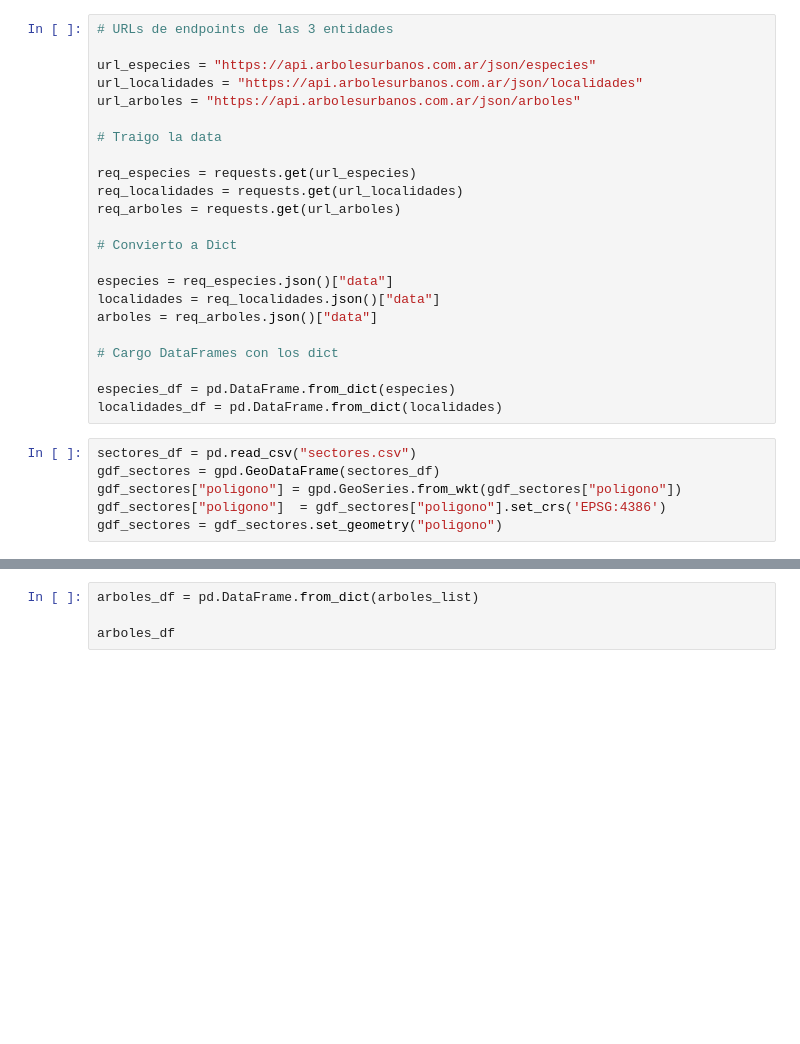
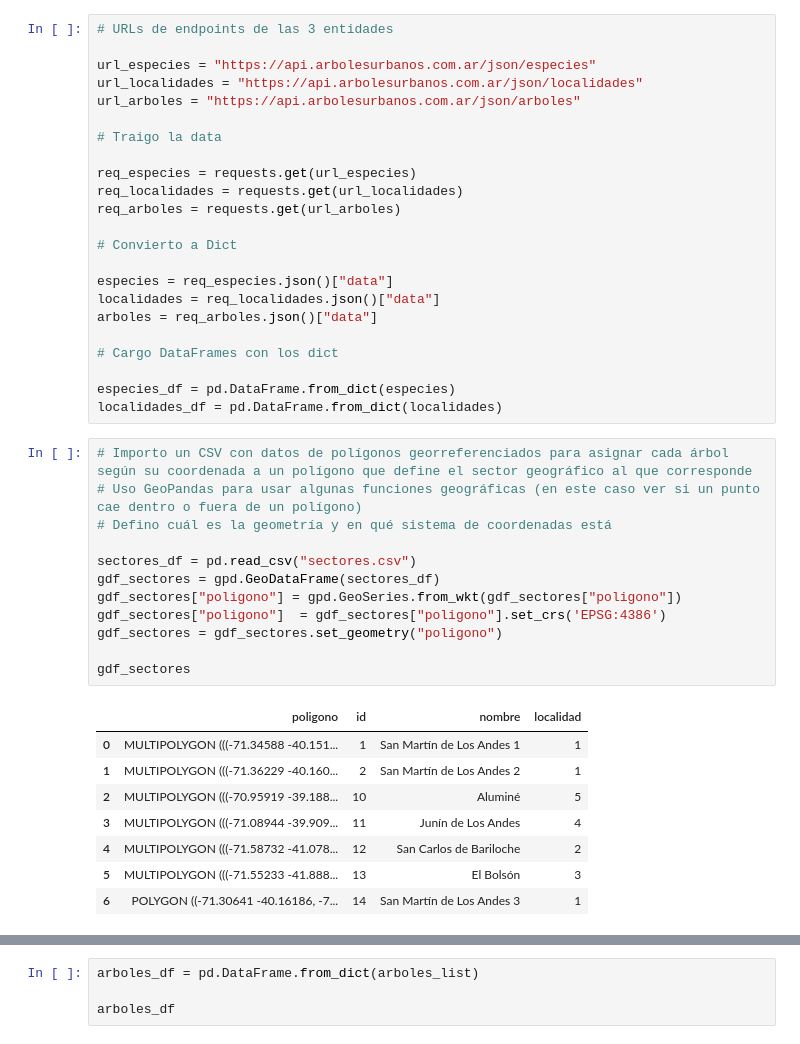
Before and after one commit to fmorosini/data-engieering-coderhouse, a Jupyter notebook: entregable_2_Curso_Data_Engineering_Coderhouse.ipynb, the cells around one changed output, grey strips where cells are left out. Drawn from its saved outputs; the diff is of its cells as text; blank space fills up the shorter version.

```diff
--- a/entregable_2_Curso_Data_Engineering_Coderhouse.ipynb
+++ b/entregable_2_Curso_Data_Engineering_Coderhouse.ipynb
@@ -27,11 +27,26 @@ arboles = req_arboles.json()["data"]
 especies_df = pd.DataFrame.from_dict(especies)
 localidades_df = pd.DataFrame.from_dict(localidades)
 # %%
+# Importo un CSV con datos de polígonos georreferenciados para asignar cada árbol según su coordenada a un polígono que define el sector geográfico al que corresponde
+# Uso GeoPandas para usar algunas funciones geográficas (en este caso ver si un punto cae dentro o fuera de un polígono)
+# Defino cuál es la geometría y en qué sistema de coordenadas está
+
 sectores_df = pd.read_csv("sectores.csv")
 gdf_sectores = gpd.GeoDataFrame(sectores_df)
 gdf_sectores["poligono"] = gpd.GeoSeries.from_wkt(gdf_sectores["poligono"])
 gdf_sectores["poligono"]  = gdf_sectores["poligono"].set_crs('EPSG:4386')
 gdf_sectores = gdf_sectores.set_geometry("poligono")
+
+gdf_sectores
+# %% [output]
+|  | poligono | id | nombre | localidad |
+| 0 | MULTIPOLYGON (((-71.34588 -40.151... | 1 | San Martín de Los Andes 1 | 1 |
+| 1 | MULTIPOLYGON (((-71.36229 -40.160... | 2 | San Martín de Los Andes 2 | 1 |
+| 2 | MULTIPOLYGON (((-70.95919 -39.188... | 10 | Aluminé | 5 |
+| 3 | MULTIPOLYGON (((-71.08944 -39.909... | 11 | Junín de Los Andes | 4 |
+| 4 | MULTIPOLYGON (((-71.58732 -41.078... | 12 | San Carlos de Bariloche | 2 |
+| 5 | MULTIPOLYGON (((-71.55233 -41.888... | 13 | El Bolsón | 3 |
+| 6 | POLYGON ((-71.30641 -40.16186, -7... | 14 | San Martín de Los Andes 3 | 1 |
 # %%
 # Al de arboles hay que laburarlo un poco más porque está en GeoJson, un Json específico para guardar datos georreferenciados
 
```
Also changed, not shown: parts of 5 cells of this notebook.
